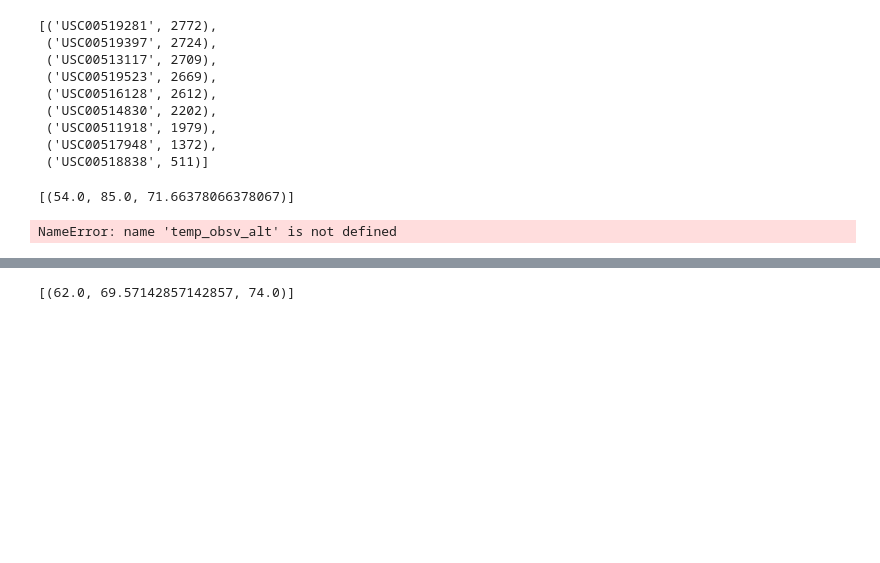
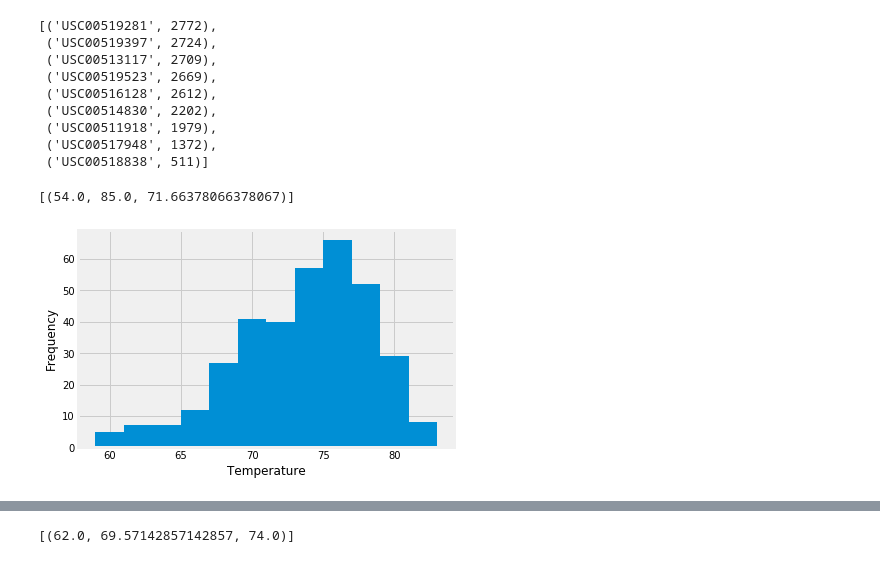
Before and after one commit to dvstrinh/10-ORM-Flask, a Jupyter notebook: climate_starter.ipynb, the cells around one changed output, grey strips where cells are left out. Cells and saved outputs as stored; diff of their text form; code cells hidden in the pictures; blank space fills up the shorter version.

```diff
--- a/climate_starter.ipynb
+++ b/climate_starter.ipynb
@@ -117,14 +113,14 @@ query
 # %%
 # Choose the station with the highest number of temperature observations.
 # Query the last 12 months of temperature observation data for this station and plot the results as a histogram
 tobs = session.query(Measurement.tobs).\
     filter(Measurement.station == most_active).\
     filter(Measurement.date > query_date).all()
-hist_df = pd.DataFrame(temp_obsv_alt)
+hist_df = pd.DataFrame(tobs)
 
 plt.hist(hist_df['tobs'], bins=12)
 plt.xlabel('Temperature')
 plt.ylabel('Frequency')
 plt.show()
 # %% [output]
-NameError: name 'temp_obsv_alt' is not defined
+[figure, added]
```
Also changed, not shown: parts of 6 cells of this notebook.
